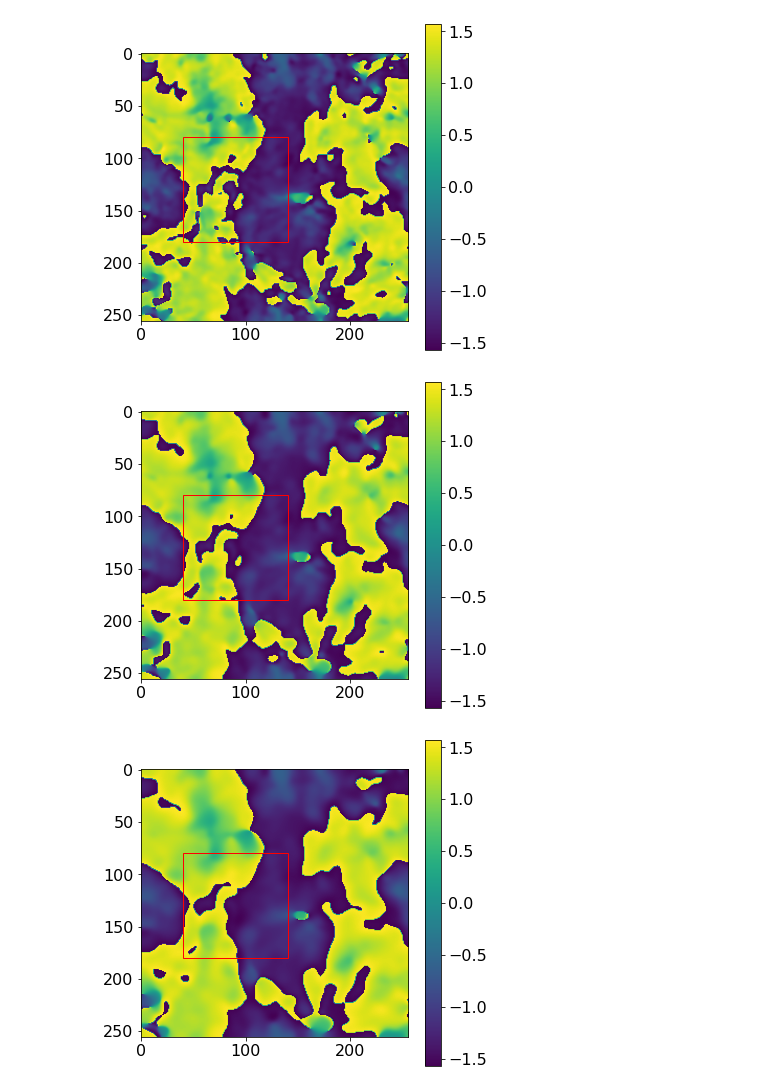
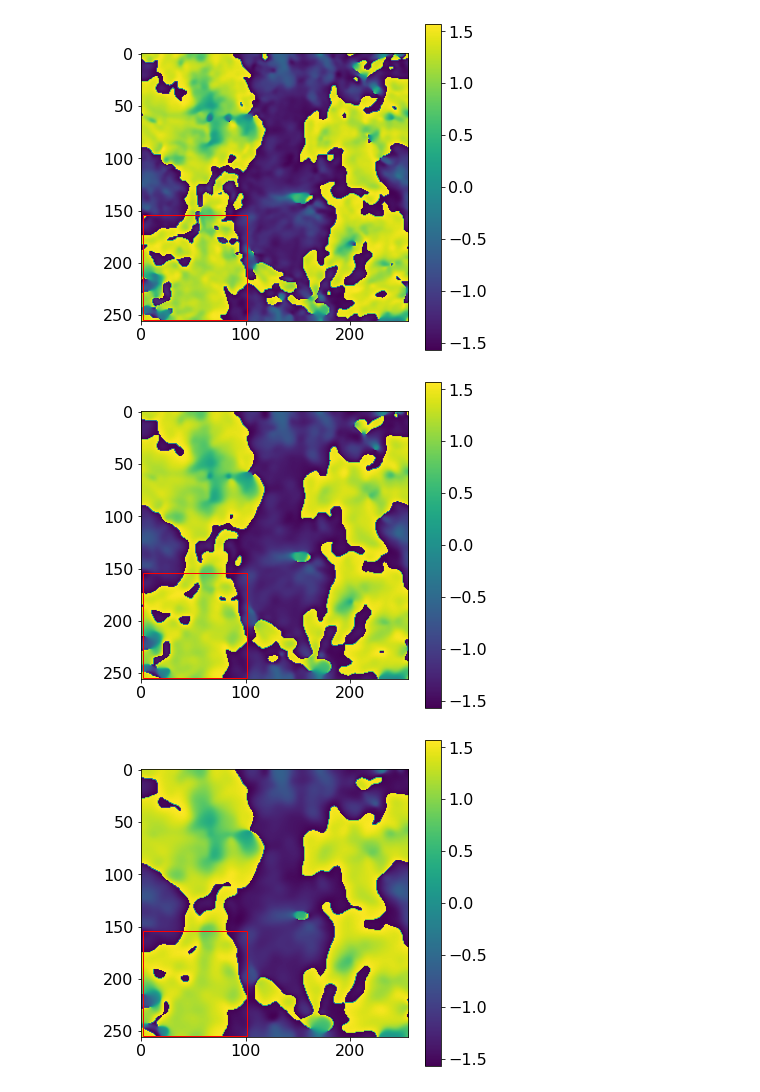
Before and after one commit to parkji30/PyDCF, a Jupyter notebook: testing/cos_disp_simulation_multifit.ipynb, the cells around one changed output. Cells and saved outputs as stored; diff of their text form; code cells hidden in the pictures.

```diff
--- a/testing/cos_disp_simulation_multifit.ipynb
+++ b/testing/cos_disp_simulation_multifit.ipynb
@@ -211,39 +219,39 @@ dr_01, dphi_01 = cos_disp_calculations(dt, ds_scale=1)
 # %%
 data = fits.open("L10_0.2.fits")[0].data
 
 data = data[::2, ::2]
-y_cen = 260 / 2
-x_cen = 180 / 2
+y_cen = (512*0.75+25)/2
+x_cen = (512/4-25)/2
 rad = 100
 
 dt = data_cut(x_cen, y_cen, rad, data, show=True)
 dr_02, dphi_02 = cos_disp_calculations(dt, ds_scale=2)
 # %% [output]
-[figure, old version]
+[figure, new version]
 # %%
 data = fits.open("L10_0.3.fits")[0].data
 
 data = data[::2, ::2]
-y_cen = 260 / 2
-x_cen = 180 / 2
+y_cen = (512*0.75+25)/2
+x_cen = (512/4-25)/2
 rad = 100
 
 dt = data_cut(x_cen, y_cen, rad, data, show=True)
 dr_03, dphi_03 = cos_disp_calculations(dt, ds_scale=2)
 # %% [output]
-[figure, old version]
+[figure, new version]
 # %%
 data = fits.open("L10_0.4.fits")[0].data
 
 data = data[::2, ::2]
-y_cen = 260 / 2
-x_cen = 180 / 2
+y_cen = (512*0.75+25)/2
+x_cen = (512/4-25)/2
 rad = 100
 
 dt = data_cut(x_cen, y_cen, rad, data, show=True)
 dr_04, dphi_04 = cos_disp_calculations(dt, ds_scale=2)
 # %% [output]
-[figure, old version]
+[figure, new version]
 # %%
 data = fits.open("L10_0.5.fits")[0].data
 
```
Also changed, not shown: parts of 7 cells of this notebook, 1 other file.
